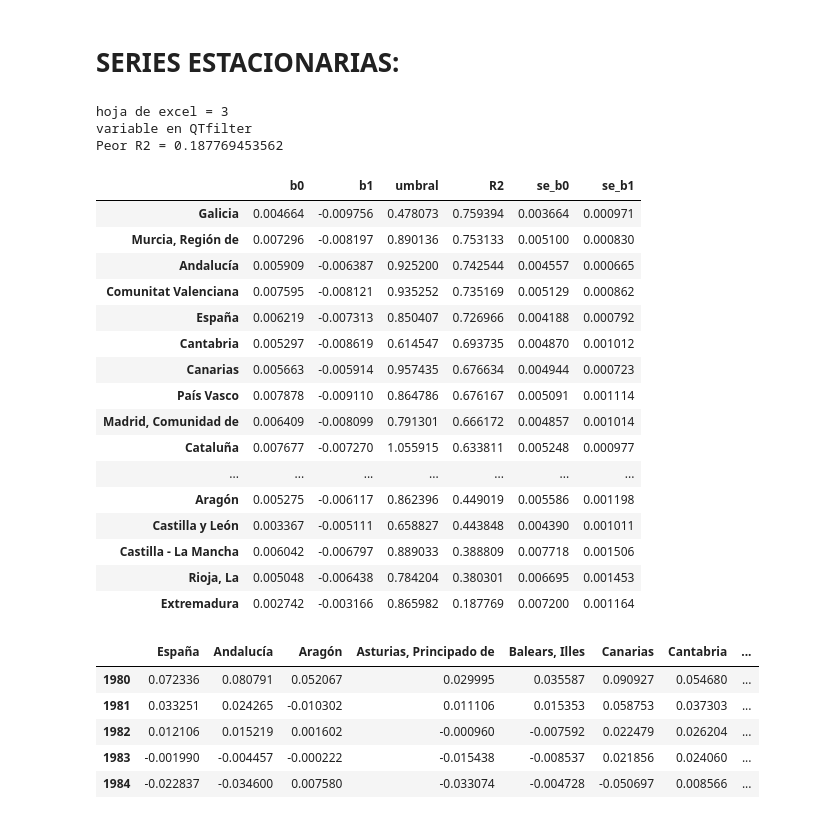
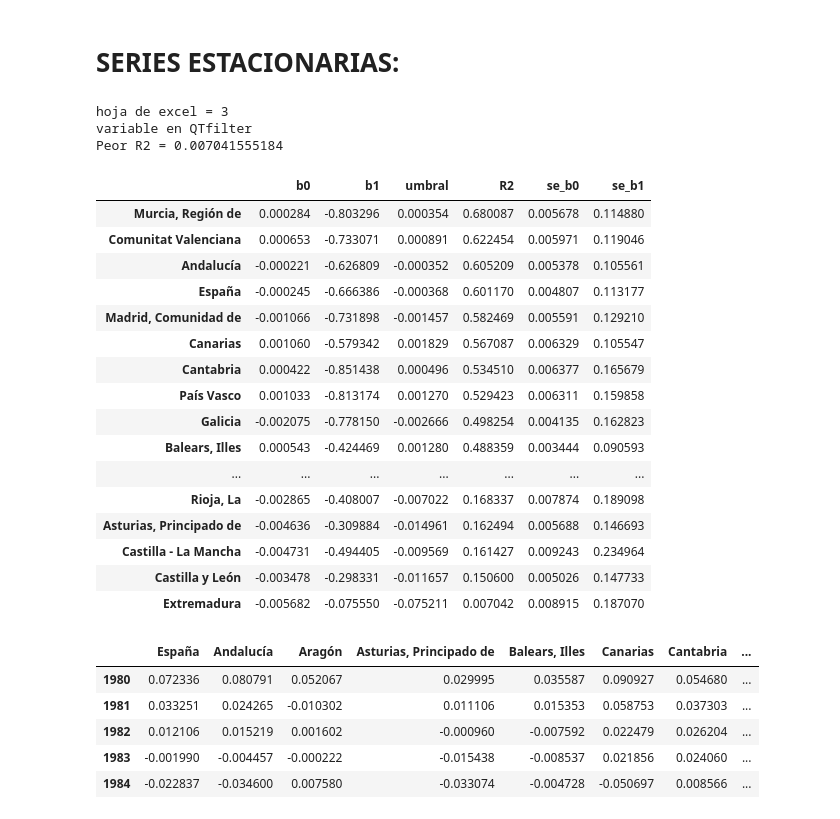
Before and after one commit to mmngreco/okun_ccaa, a Jupyter notebook: code/Okun_Regresion.ipynb, the cells around one changed output. Cells and saved outputs as stored; diff of their text form; code cells hidden in the pictures.

```diff
--- a/code/Okun_Regresion.ipynb
+++ b/code/Okun_Regresion.ipynb
@@ -1005,41 +1005,43 @@ paro_detrend = pd.read_excel('data_work/filtered_paro.xls', sheetname=hojas[:-1]
 i = 3 # segunda hoja del excel.
 variable_en = dict(zip(range(5), ['absoluto', 'log', 'logdiff', 'QTfilter', 'HPfilter']))
 # %%
+
 df_detrend = crear_df([pib_detrend[i],
                        paro_detrend[i]],
                        keys=['pib', 'paro'])
+df_detrend['paro'] = df_detrend['paro'] / 100
 df_detrend.head()
 
-res_detrend, betas_detrend, modelos_detrend = estimar_mco(df_detrend, 'pib', 'paro', regiones)
+res_detrend, betas_detrend, modelos_detrend = estimar_mco(df_detrend.loc[:2004], 'pib', 'paro', regiones)
 res_mco = resumen_mco(betas_detrend, 0)
 
 print('hoja de excel =', i)
 print('variable en', variable_en[i])
 print('Peor R2 =', res_mco['R2'].min())
 
 
 res_mco
 # %% [output]
 hoja de excel = 3
 variable en QTfilter
-Peor R2 = 0.187769453562
+Peor R2 = 0.007041555184
 |  | b0 | b1 | umbral | R2 | se_b0 | se_b1 |
-| Galicia | 0.004664 | -0.009756 | 0.478073 | 0.759394 | 0.003664 | 0.000971 |
-| Murcia, Región de | 0.007296 | -0.008197 | 0.890136 | 0.753133 | 0.005100 | 0.000830 |
-| Andalucía | 0.005909 | -0.006387 | 0.925200 | 0.742544 | 0.004557 | 0.000665 |
-| Comunitat Valenciana | 0.007595 | -0.008121 | 0.935252 | 0.735169 | 0.005129 | 0.000862 |
-| España | 0.006219 | -0.007313 | 0.850407 | 0.726966 | 0.004188 | 0.000792 |
-| Cantabria | 0.005297 | -0.008619 | 0.614547 | 0.693735 | 0.004870 | 0.001012 |
-| Canarias | 0.005663 | -0.005914 | 0.957435 | 0.676634 | 0.004944 | 0.000723 |
-| País Vasco | 0.007878 | -0.009110 | 0.864786 | 0.676167 | 0.005091 | 0.001114 |
-| Madrid, Comunidad de | 0.006409 | -0.008099 | 0.791301 | 0.666172 | 0.004857 | 0.001014 |
-| Cataluña | 0.007677 | -0.007270 | 1.055915 | 0.633811 | 0.005248 | 0.000977 |
+| Murcia, Región de | 0.000284 | -0.803296 | 0.000354 | 0.680087 | 0.005678 | 0.114880 |
+| Comunitat Valenciana | 0.000653 | -0.733071 | 0.000891 | 0.622454 | 0.005971 | 0.119046 |
+| Andalucía | -0.000221 | -0.626809 | -0.000352 | 0.605209 | 0.005378 | 0.105561 |
+| España | -0.000245 | -0.666386 | -0.000368 | 0.601170 | 0.004807 | 0.113177 |
+| Madrid, Comunidad de | -0.001066 | -0.731898 | -0.001457 | 0.582469 | 0.005591 | 0.129210 |
+| Canarias | 0.001060 | -0.579342 | 0.001829 | 0.567087 | 0.006329 | 0.105547 |
+| Cantabria | 0.000422 | -0.851438 | 0.000496 | 0.534510 | 0.006377 | 0.165679 |
+| País Vasco | 0.001033 | -0.813174 | 0.001270 | 0.529423 | 0.006311 | 0.159858 |
+| Galicia | -0.002075 | -0.778150 | -0.002666 | 0.498254 | 0.004135 | 0.162823 |
+| Balears, Illes | 0.000543 | -0.424469 | 0.001280 | 0.488359 | 0.003444 | 0.090593 |
 | ... | ... | ... | ... | ... | ... | ... |
-| Aragón | 0.005275 | -0.006117 | 0.862396 | 0.449019 | 0.005586 | 0.001198 |
-| Castilla y León | 0.003367 | -0.005111 | 0.658827 | 0.443848 | 0.004390 | 0.001011 |
-| Castilla - La Mancha | 0.006042 | -0.006797 | 0.889033 | 0.388809 | 0.007718 | 0.001506 |
-| Rioja, La | 0.005048 | -0.006438 | 0.784204 | 0.380301 | 0.006695 | 0.001453 |
-| Extremadura | 0.002742 | -0.003166 | 0.865982 | 0.187769 | 0.007200 | 0.001164 |
+| Rioja, La | -0.002865 | -0.408007 | -0.007022 | 0.168337 | 0.007874 | 0.189098 |
+| Asturias, Principado de | -0.004636 | -0.309884 | -0.014961 | 0.162494 | 0.005688 | 0.146693 |
+| Castilla - La Mancha | -0.004731 | -0.494405 | -0.009569 | 0.161427 | 0.009243 | 0.234964 |
+| Castilla y León | -0.003478 | -0.298331 | -0.011657 | 0.150600 | 0.005026 | 0.147733 |
+| Extremadura | -0.005682 | -0.075550 | -0.075211 | 0.007042 | 0.008915 | 0.187070 |
 # %%
 paro_detrend[i].head()
 pib_detrend[i].head()
```
Also changed, not shown: parts of 4 cells of this notebook.
